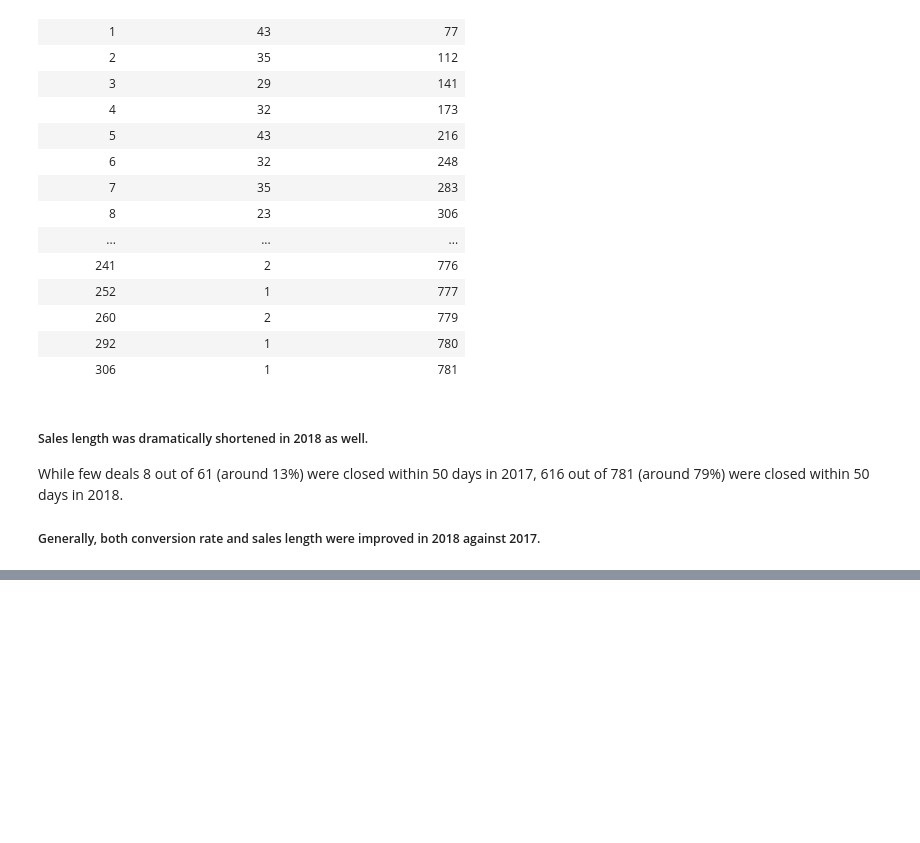
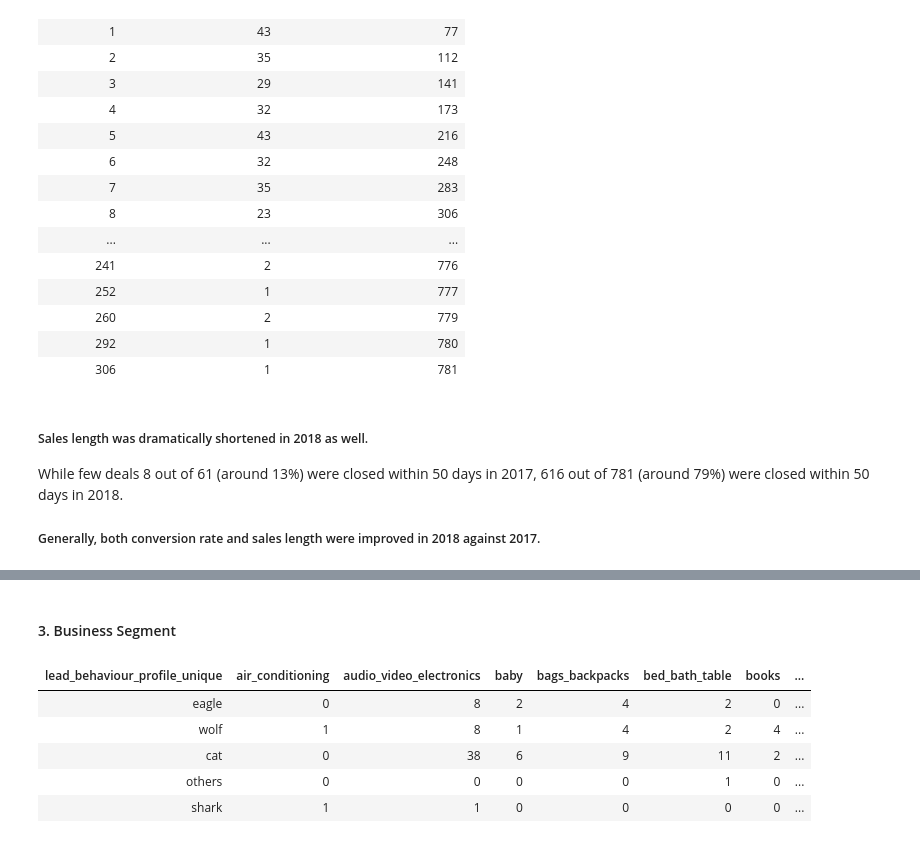
Before and after one commit to iAlhasan/Big-Data-Project, a Jupyter notebook: Sales Performance Analysis.ipynb, the cells around one changed output, grey strips where cells are left out. Drawn from its saved outputs; the diff is of its cells as text; code cells hidden in the pictures; blank space fills up the shorter version.

```diff
--- a/Sales Performance Analysis.ipynb
+++ b/Sales Performance Analysis.ipynb
@@ -437,0 +574,14 @@ While few deals 8 out of 61 (around 13%) were closed within 50 days in 2017, 616
+# %% [markdown]
+#### 3. Business Segment
+# %%
+# Create profile_business_segment table
+
+profile_business_segment = cd_profile_2.groupBy("lead_behaviour_profile_unique").pivot("business_segment").count().fillna(0)
+display(profile_business_segment)
+# %% [output]
+| lead_behaviour_profile_unique | air_conditioning | audio_video_electronics | baby | bags_backpacks | bed_bath_table | books | ... |
+| eagle | 0 | 8 | 2 | 4 | 2 | 0 | ... |
+| wolf | 1 | 8 | 1 | 4 | 2 | 4 | ... |
+| cat | 0 | 38 | 6 | 9 | 11 | 2 | ... |
+| others | 0 | 0 | 0 | 0 | 1 | 0 | ... |
+| shark | 1 | 1 | 0 | 0 | 0 | 0 | ... |
```
Also changed, not shown: parts of 19 cells of this notebook.
